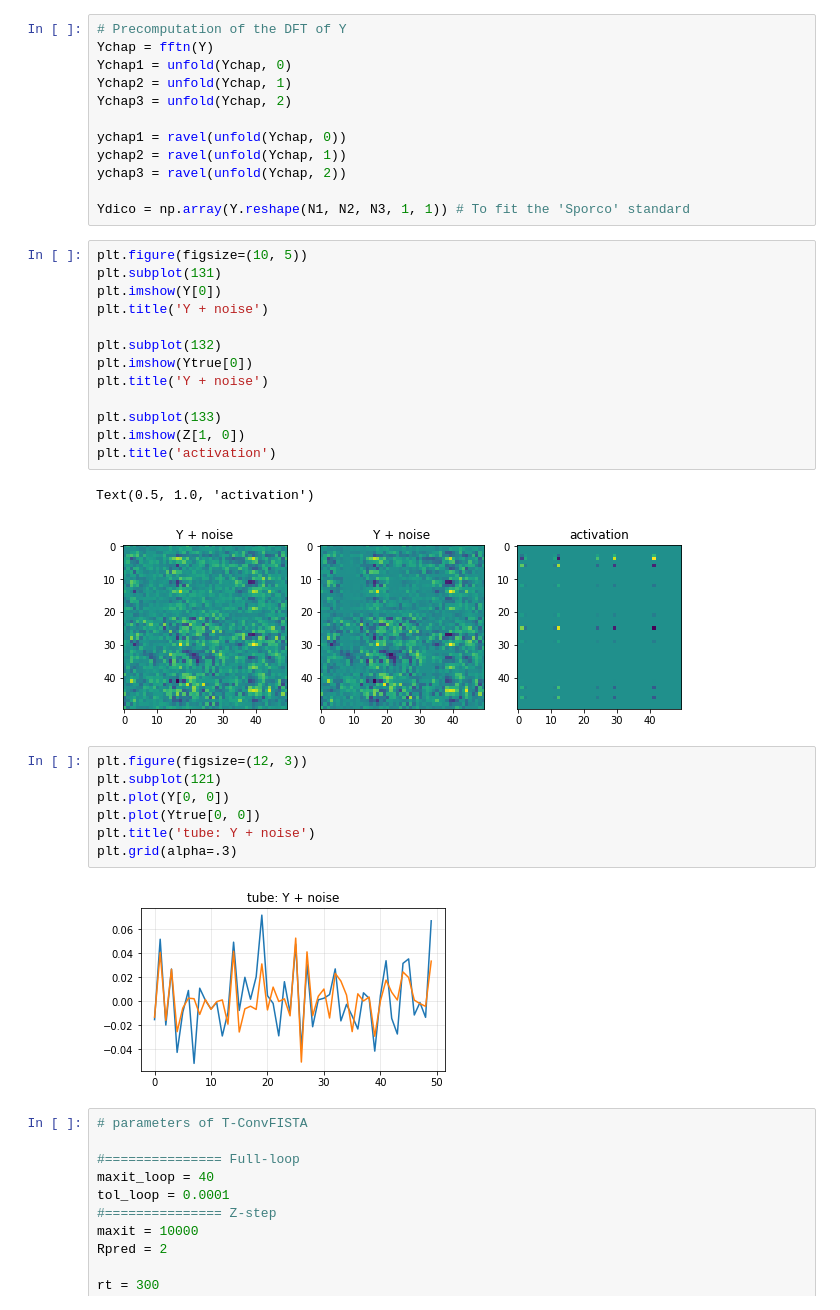
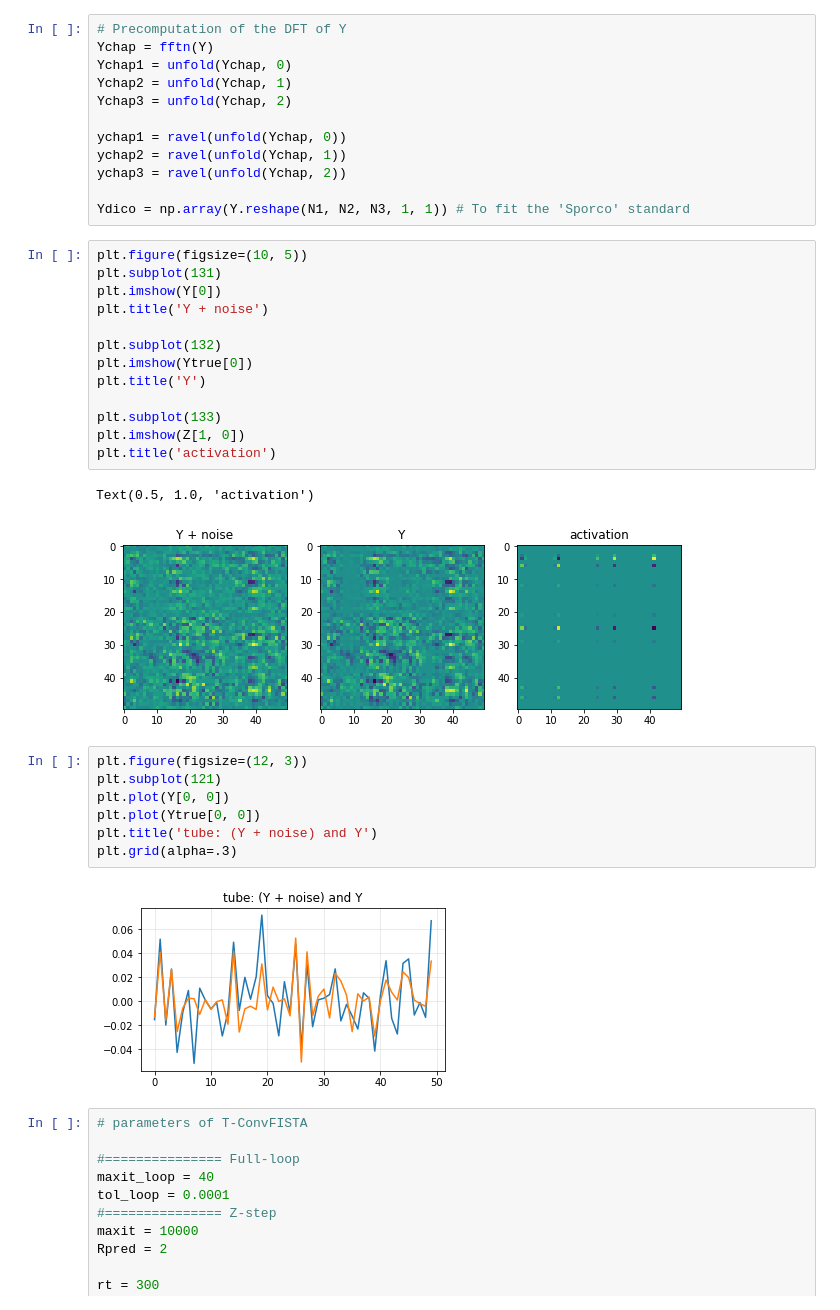
Before and after one commit to pierreHmbt/Tensor_CDL, a Jupyter notebook: TC_FISTA_example.ipynb, the cells around one changed output. Drawn from its saved outputs; the diff is of its cells as text.

```diff
--- a/TC_FISTA_example.ipynb
+++ b/TC_FISTA_example.ipynb
@@ -73,23 +73,23 @@ plt.title('Y + noise')
 
 plt.subplot(132)
 plt.imshow(Ytrue[0])
-plt.title('Y + noise')
+plt.title('Y')
 
 plt.subplot(133)
 plt.imshow(Z[1, 0])
 plt.title('activation')
 # %% [output]
 Text(0.5, 1.0, 'activation')
-[figure, old version]
+[figure, new version]
 # %%
 plt.figure(figsize=(12, 3))
 plt.subplot(121)
 plt.plot(Y[0, 0])
 plt.plot(Ytrue[0, 0])
-plt.title('tube: Y + noise')
+plt.title('tube: (Y + noise) and Y')
 plt.grid(alpha=.3)
 # %% [output]
-[figure, old version]
+[figure, new version]
 # %%
 # parameters of T-ConvFISTA
 
```
Also changed, not shown: parts of 1 cell of this notebook.
